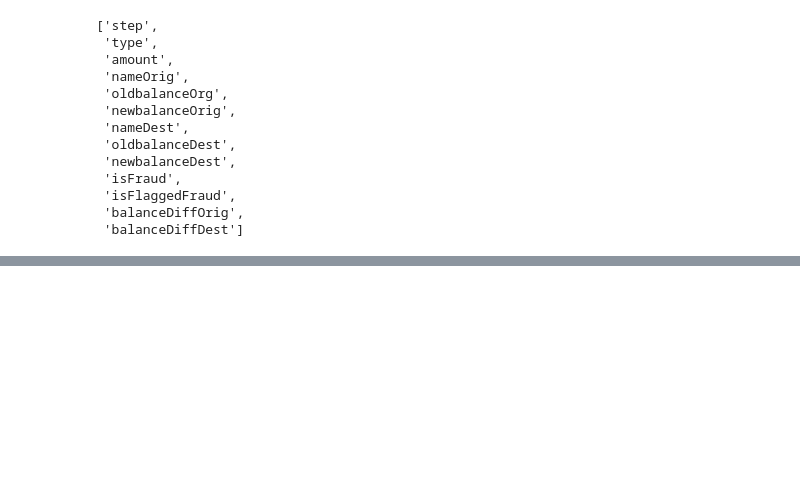
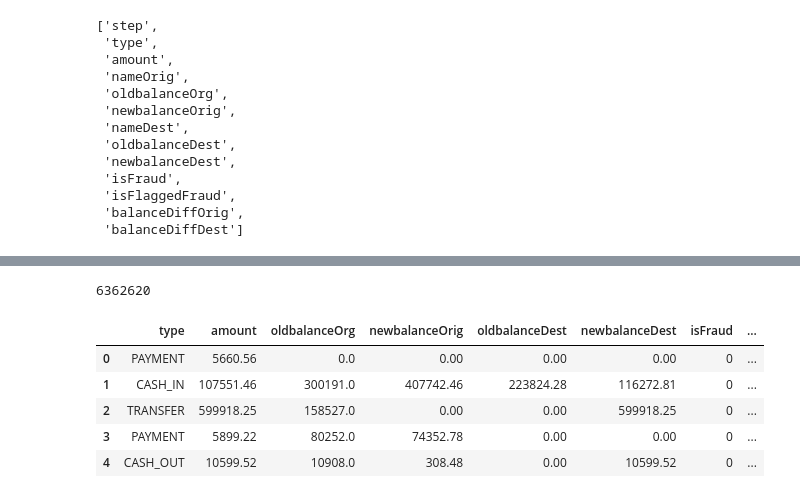
Before and after one commit to saroj-sachin/fraud_analysis_databricks, a Jupyter notebook: fraud_analysis.ipynb, the cells around one changed output, grey strips where cells are left out. Saved outputs shown, nothing was run; the diff lists cells and outputs as text; code cells hidden in the pictures; blank space fills up the shorter version.

```diff
--- a/fraud_analysis.ipynb
+++ b/fraud_analysis.ipynb
@@ -302,0 +325,4 @@ df.columns
+# %%
+df_model.count()
+# %% [output]
+6362620
@@ -302,0 +334,9 @@ df.columns
+# %%
+df_model.head()
+# %% [output]
+|  | type | amount | oldbalanceOrg | newbalanceOrig | oldbalanceDest | newbalanceDest | isFraud | ... |
+| 0 | PAYMENT | 5660.56 | 0.0 | 0.00 | 0.00 | 0.00 | 0 | ... |
+| 1 | CASH_IN | 107551.46 | 300191.0 | 407742.46 | 223824.28 | 116272.81 | 0 | ... |
+| 2 | TRANSFER | 599918.25 | 158527.0 | 0.00 | 0.00 | 599918.25 | 0 | ... |
+| 3 | PAYMENT | 5899.22 | 80252.0 | 74352.78 | 0.00 | 0.00 | 0 | ... |
+| 4 | CASH_OUT | 10599.52 | 10908.0 | 308.48 | 0.00 | 10599.52 | 0 | ... |
```
Also changed, not shown: parts of 8 cells of this notebook.
